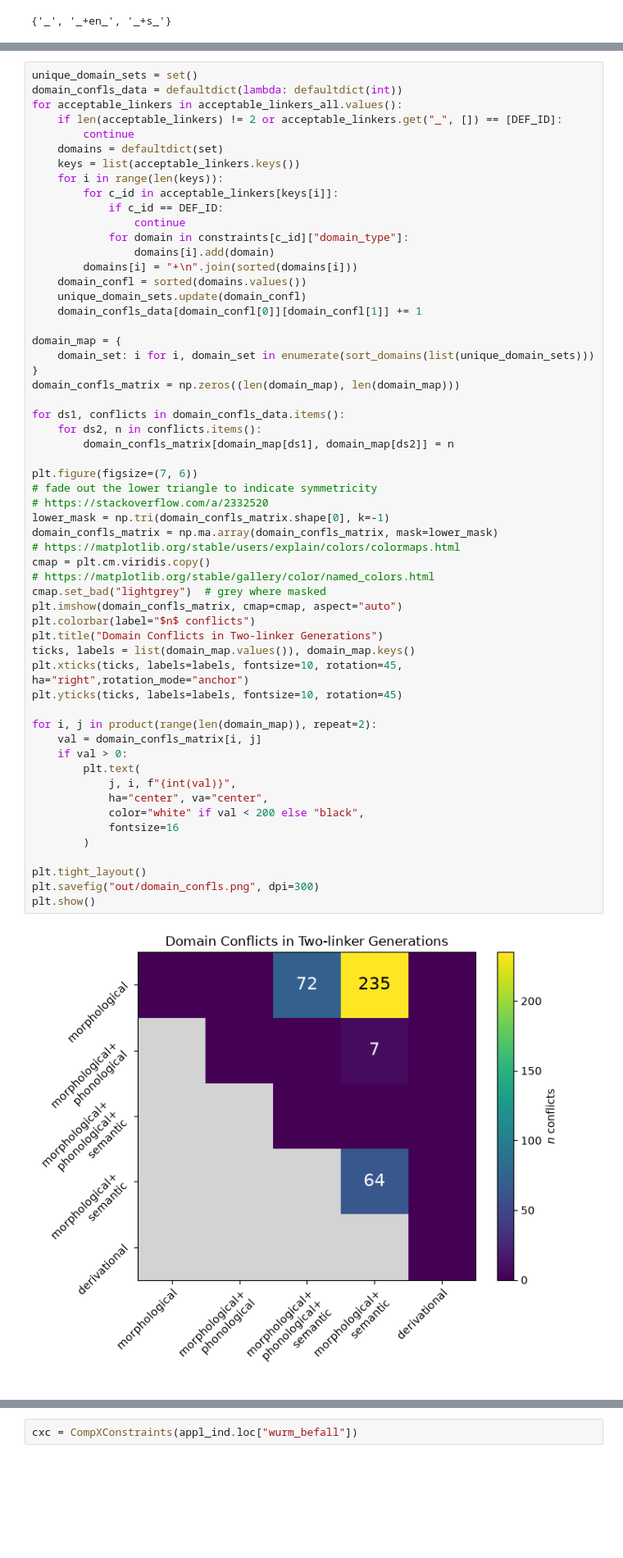
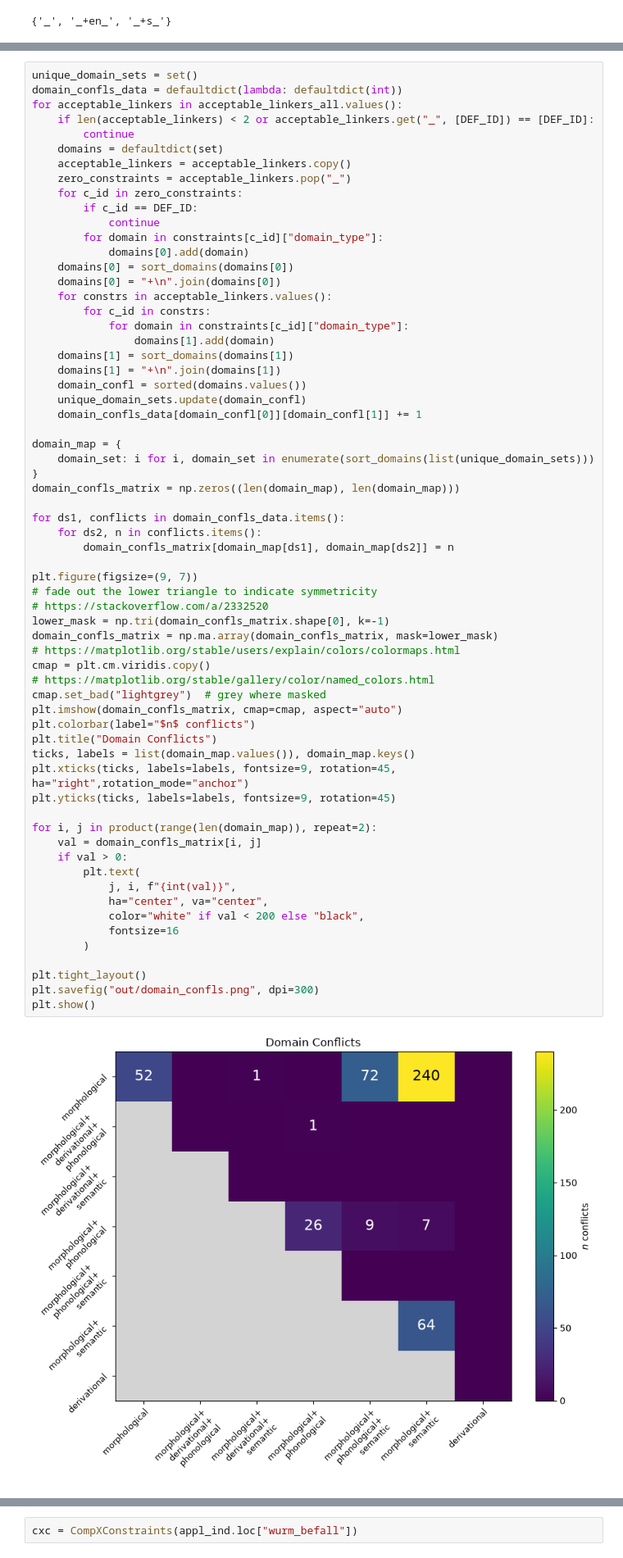
Before and after one commit to maxschmaltz/DieKonstraints, a Jupyter notebook: comp_modeling/inspect.ipynb, the cells around one changed output, grey strips where cells are left out. Shown at 82% size. Cells and saved outputs as stored; diff of their text form; blank space fills up the shorter version.

```diff
--- a/comp_modeling/inspect.ipynb
+++ b/comp_modeling/inspect.ipynb
@@ -550,17 +550,24 @@ In sum, we have an overwhelming presence of morphology and semantics in our data
 unique_domain_sets = set()
 domain_confls_data = defaultdict(lambda: defaultdict(int))
 for acceptable_linkers in acceptable_linkers_all.values():
-    if len(acceptable_linkers) != 2 or acceptable_linkers.get("_", []) == [DEF_ID]:
+    if len(acceptable_linkers) < 2 or acceptable_linkers.get("_", [DEF_ID]) == [DEF_ID]:
         continue
     domains = defaultdict(set)
-    keys = list(acceptable_linkers.keys())
-    for i in range(len(keys)):
-        for c_id in acceptable_linkers[keys[i]]:
-            if c_id == DEF_ID:
-                continue
+    acceptable_linkers = acceptable_linkers.copy()
+    zero_constraints = acceptable_linkers.pop("_")
+    for c_id in zero_constraints:
+        if c_id == DEF_ID:
+            continue
+        for domain in constraints[c_id]["domain_type"]:
+            domains[0].add(domain)
+    domains[0] = sort_domains(domains[0])
+    domains[0] = "+\n".join(domains[0])
+    for constrs in acceptable_linkers.values():
+        for c_id in constrs:
             for domain in constraints[c_id]["domain_type"]:
-                domains[i].add(domain)
-        domains[i] = "+\n".join(sorted(domains[i]))
+                domains[1].add(domain)
+    domains[1] = sort_domains(domains[1])
+    domains[1] = "+\n".join(domains[1])
     domain_confl = sorted(domains.values())
     unique_domain_sets.update(domain_confl)
     domain_confls_data[domain_confl[0]][domain_confl[1]] += 1
@@ -573,38 +580,38 @@ domain_confls_matrix = np.zeros((len(domain_map), len(domain_map)))
 for ds1, conflicts in domain_confls_data.items():
     for ds2, n in conflicts.items():
         domain_confls_matrix[domain_map[ds1], domain_map[ds2]] = n
 
-plt.figure(figsize=(7, 6))
+plt.figure(figsize=(9, 7))
 # fade out the lower triangle to indicate symmetricity
 # https://stackoverflow.com/a/2332520
 lower_mask = np.tri(domain_confls_matrix.shape[0], k=-1)
 domain_confls_matrix = np.ma.array(domain_confls_matrix, mask=lower_mask)
 # https://matplotlib.org/stable/users/explain/colors/colormaps.html
 cmap = plt.cm.viridis.copy()
 # https://matplotlib.org/stable/gallery/color/named_colors.html
 cmap.set_bad("lightgrey")  # grey where masked
 plt.imshow(domain_confls_matrix, cmap=cmap, aspect="auto")
 plt.colorbar(label="$n$ conflicts")
-plt.title("Domain Conflicts in Two-linker Generations")
+plt.title("Domain Conflicts")
 ticks, labels = list(domain_map.values()), domain_map.keys()
-plt.xticks(ticks, labels=labels, fontsize=10, rotation=45, ha="right",rotation_mode="anchor")
-plt.yticks(ticks, labels=labels, fontsize=10, rotation=45)
+plt.xticks(ticks, labels=labels, fontsize=9, rotation=45, ha="right",rotation_mode="anchor")
+plt.yticks(ticks, labels=labels, fontsize=9, rotation=45)
 
 for i, j in product(range(len(domain_map)), repeat=2):
     val = domain_confls_matrix[i, j]
     if val > 0:
         plt.text(
             j, i, f"{int(val)}",
             ha="center", va="center",
             color="white" if val < 200 else "black",
             fontsize=16
         )
 
 plt.tight_layout()
 plt.savefig("out/domain_confls.png", dpi=300)
 plt.show()
 # %% [output]
-[figure, old version]
+[figure, new version]
 # %% [markdown]
 The overwhelming presence of the morphology vs. semantics conflict empirically leads to the dominance of _-0-_ vs. pluralic linker conflicts. In all cases except for $18$, _-0-_ is generated alongside a pluralic linker.
 
```
Also changed, not shown: parts of 5 cells of this notebook, 5 other files.
